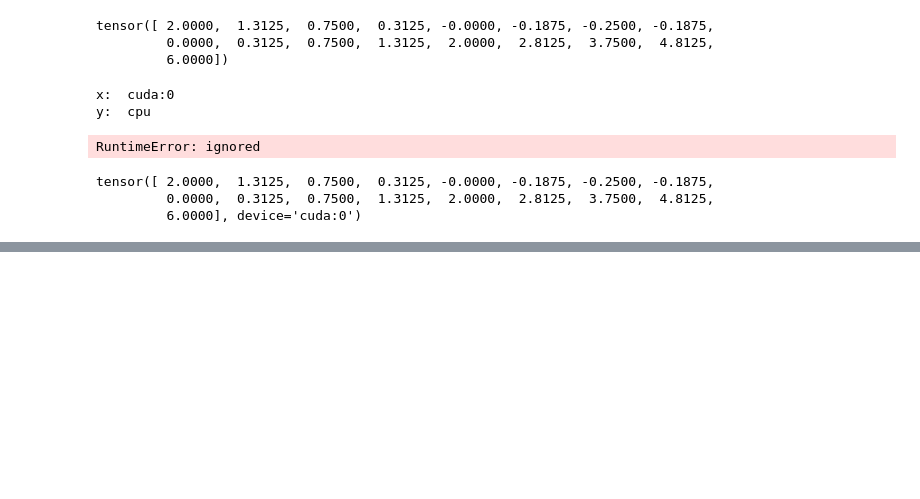
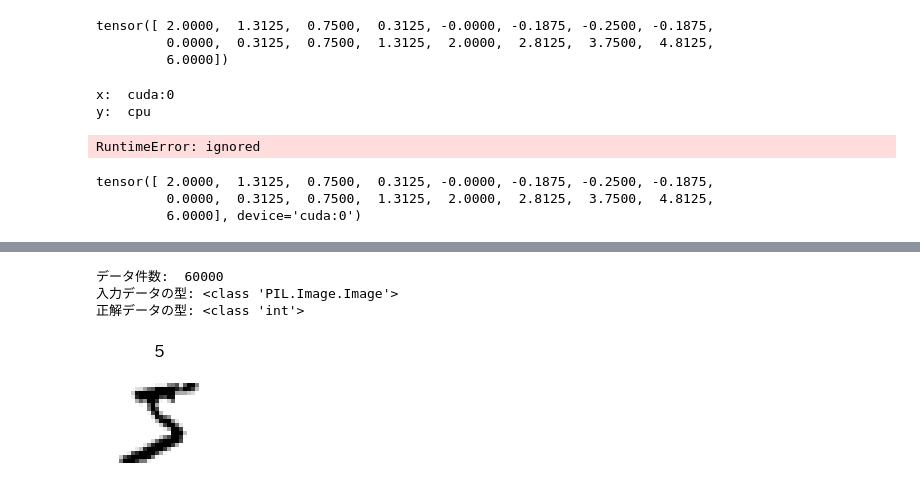
Before and after one commit to newstage75/ML_study, a Jupyter notebook: 最短Pytorch/８章MNISTを使った数字認識.ipynb, the cells around one changed output, grey strips where cells are left out. Drawn from its saved outputs; the diff is of its cells as text; code cells hidden in the pictures; blank space fills up the shorter version.

```diff
--- a/最短Pytorch/８章MNISTを使った数字認識.ipynb
+++ b/最短Pytorch/８章MNISTを使った数字認識.ipynb
@@ -99,3 +99,19 @@ print(z)
 tensor([ 2.0000,  1.3125,  0.7500,  0.3125, -0.0000, -0.1875, -0.2500, -0.1875,
          0.0000,  0.3125,  0.7500,  1.3125,  2.0000,  2.8125,  3.7500,  4.8125,
          6.0000], device='cuda:0')
+# %%
+#データ準備1(データセットによる読み込み)
+
+#ライブラリインポート
+import torchvision.datasets as datasets
+
+# ダウンロード先ディレクトリ名
+data_root = './data'
+
+train_set0 = datasets.MNIST(
+    #元データダウンロード先の指定
+    root = data_root,
+    #訓練データか検証データか
+    train = True,
+    #元データがない場合にダウンロードするか
+    download = True)
@@ -101,0 +153,22 @@ tensor([ 2.0000,  1.3125,  0.7500,  0.3125, -0.0000, -0.1875, -0.2500, -0.1875,
+# %%
+#データの件数の確認
+print('データ件数: ', len(train_set0))
+
+#最初の要素の取得
+image, label = train_set0[0]
+
+print('入力データの型:', type(image))
+print('正解データの型:', type(label))
+# %% [output]
+データ件数:  60000
+入力データの型: <class 'PIL.Image.Image'>
+正解データの型: <class 'int'>
+# %%
+#入力データの画像表示
+plt.figure(figsize=(2,3))
+plt.title(f'{label}')
+plt.imshow(image,cmap='gray_r')
+plt.axis('off')
+plt.show()
+# %% [output]
+[figure, added]
```
Also changed, not shown: parts of 9 cells of this notebook.
